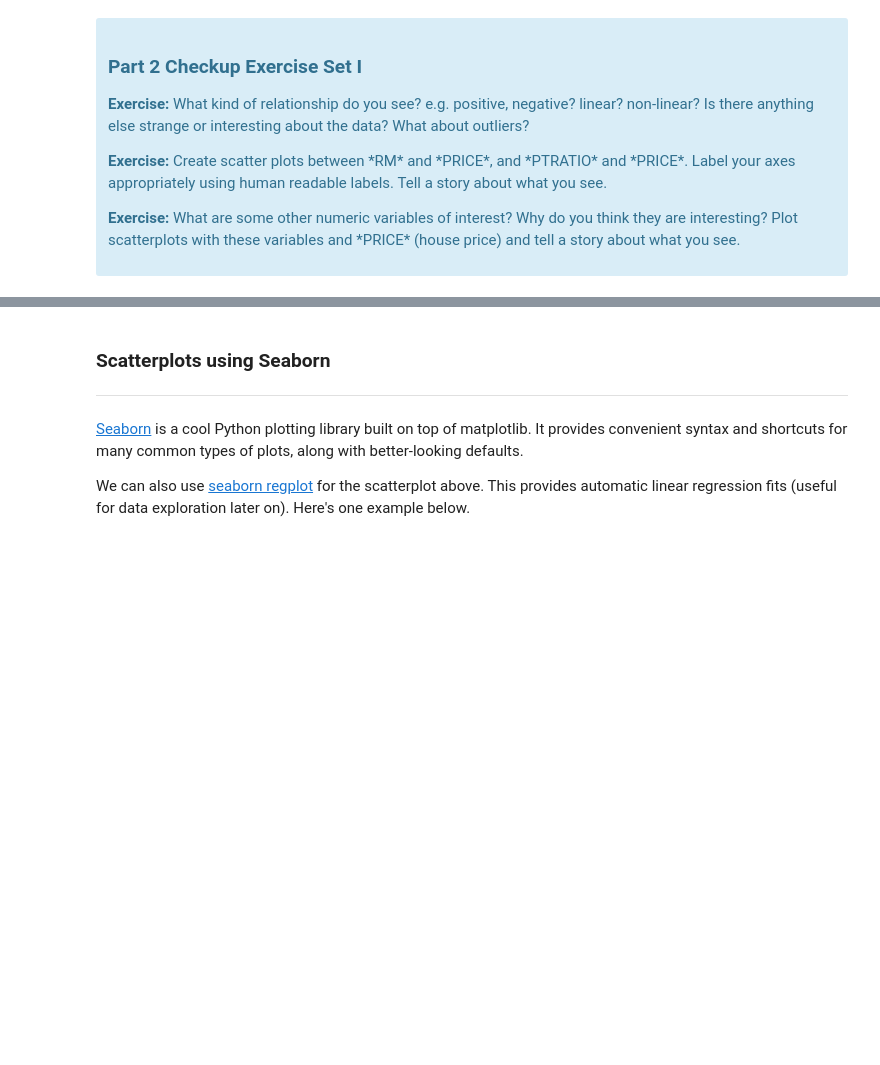
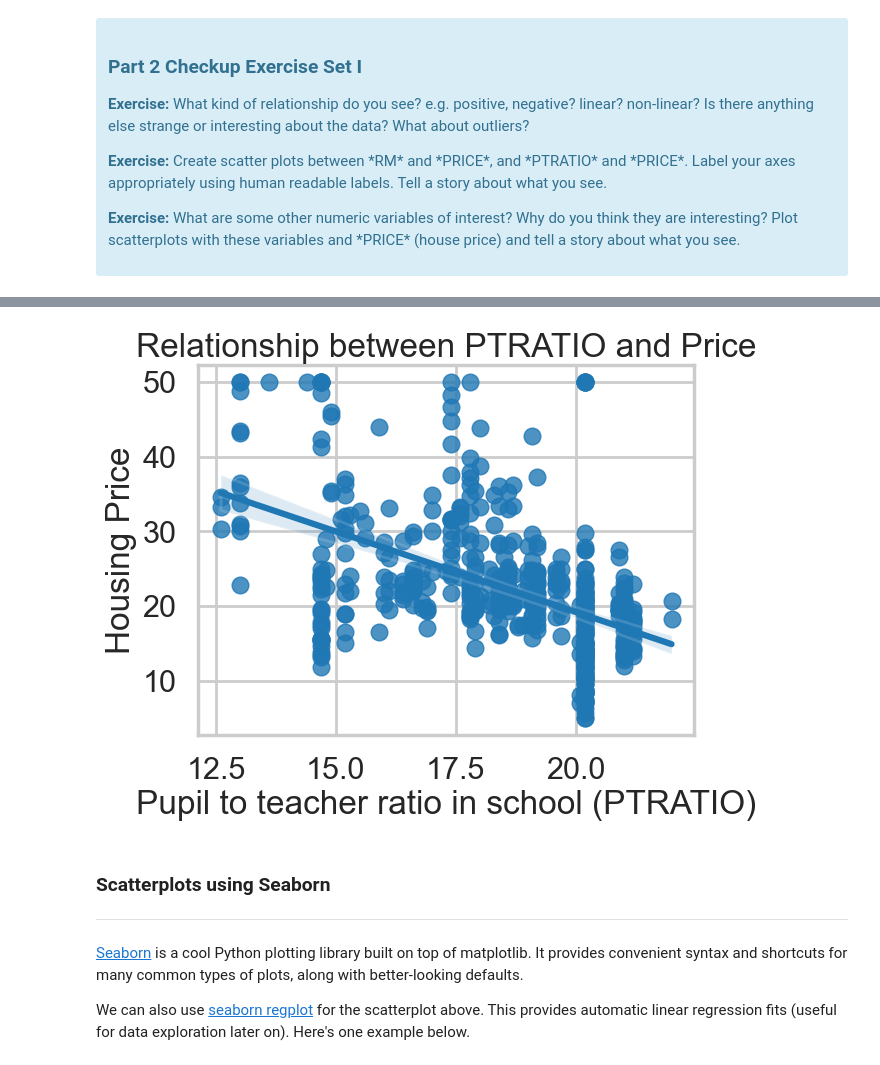
Before and after one commit to jonnross88/Springboard, a Jupyter notebook: u11_python_statistics_in_EDA/Linear Regression Case Study/Mini_Project_Linear_Regression.ipynb, the cells around one changed output, grey strips where cells are left out. Saved outputs shown, nothing was run; the diff lists cells and outputs as text; code cells hidden in the pictures; blank space fills up the shorter version.

```diff
--- a/u11_python_statistics_in_EDA/Linear Regression Case Study/Mini_Project_Linear_Regression.ipynb
+++ b/u11_python_statistics_in_EDA/Linear Regression Case Study/Mini_Project_Linear_Regression.ipynb
@@ -225,3 +326,12 @@ plt.title("Relationship between CRIM and Price")
+# %%
+# your turn: scatter plot between *PTRATIO* and *PRICE*
+sns.regplot(data=bos, y='PRICE', x='PTRATIO')
+plt.xlabel("Pupil to teacher ratio in school (PTRATIO)")
+plt.ylabel("Housing Price")
+plt.title("Relationship between PTRATIO and Price")
+plt.show()
+# %% [output]
+[figure, added]
 # %%
 # your turn: create some other scatter plots
 # %% [markdown]
```
Also changed, not shown: parts of 44 cells of this notebook, 3 other files.
